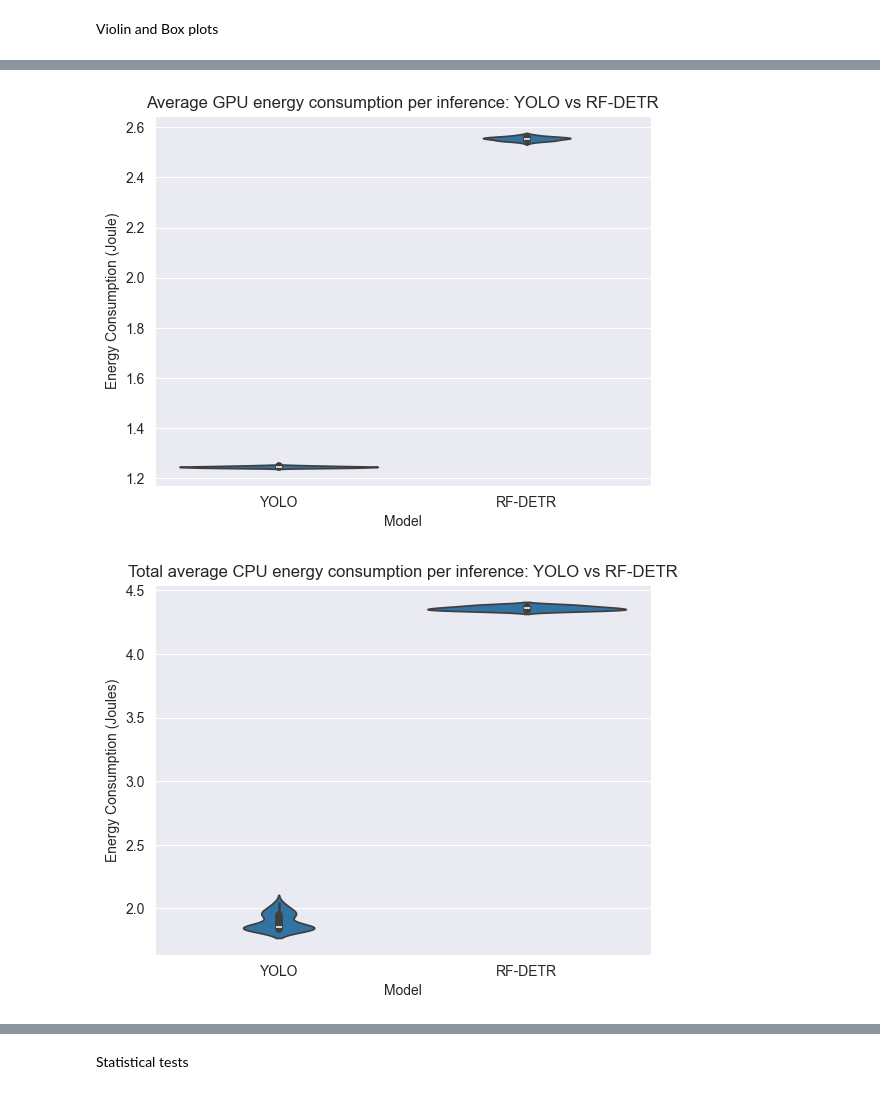
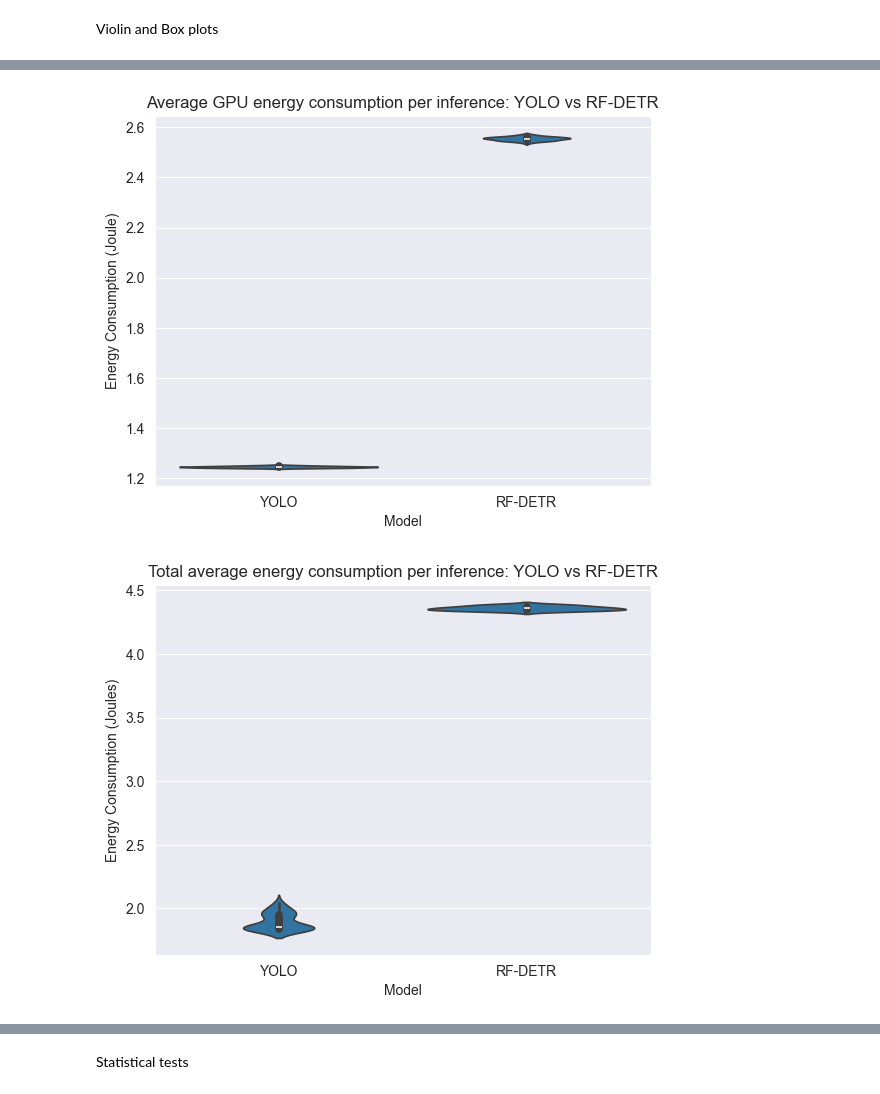
Before and after one commit to riritz/Sustainable_SE, a Jupyter notebook: data_analysis/data_analysis_multi_run.ipynb, the cells around one changed output, grey strips where cells are left out. Saved outputs shown, nothing was run; the diff lists cells and outputs as text; code cells hidden in the pictures.

Commit message:
Add libraries to requirments.txt and fix violin plot titles

```diff
--- a/data_analysis/data_analysis_multi_run.ipynb
+++ b/data_analysis/data_analysis_multi_run.ipynb
@@ -71,29 +71,29 @@ Violin and Box plots
 # %%
 def plot_violin_and_box(yolo, detr, y_axis, y_label, title):
 
     data = pd.DataFrame({
         y_axis: np.concatenate([yolo, detr]),
         'Model': ['YOLO']*len(yolo) + ['DETR']*len(detr)
     })
 
     # Violin + Box plots
     sns.violinplot(data=data, x='Model', y=y_axis, inner='box')
     plt.xticks(ticks=[0, 1], labels=labels)
     plt.ylabel(y_label)
     plt.title(title)
 
     plt.show()
 
 labels = ['YOLO', 'RF-DETR']
 
 plot_violin_and_box(y_cpu_average_energies, d_cpu_average_energies, 'Energy', 'Energy Consumption (Joules)', 'Average CPU energy consumption per inference: YOLO vs RF-DETR')
 
 plot_violin_and_box(y_gpu_average_energies, d_gpu_average_energies, 'Energy', 'Energy Consumption (Joule)', 'Average GPU energy consumption per inference: YOLO vs RF-DETR')
 
-plot_violin_and_box(y_total_average_energies, d_total_average_energies, 'Energy', 'Energy Consumption (Joules)', 'Total average CPU energy consumption per inference: YOLO vs RF-DETR')
+plot_violin_and_box(y_total_average_energies, d_total_average_energies, 'Energy', 'Energy Consumption (Joules)', 'Total average energy consumption per inference: YOLO vs RF-DETR')
 
-plot_violin_and_box(y_total_energies, d_total_energies, 'Energy', 'Energy Consumption (Joules)', 'Total CPU energy consumption per run: YOLO vs RF-DETR')
+plot_violin_and_box(y_total_energies, d_total_energies, 'Energy', 'Energy Consumption (Joules)', 'Total energy consumption per run: YOLO vs RF-DETR')
 # %% [output]
 [figure]
 [figure]
-[figure, old version]
+[figure, new version]
```
Also changed, not shown: parts of 2 cells of this notebook.
